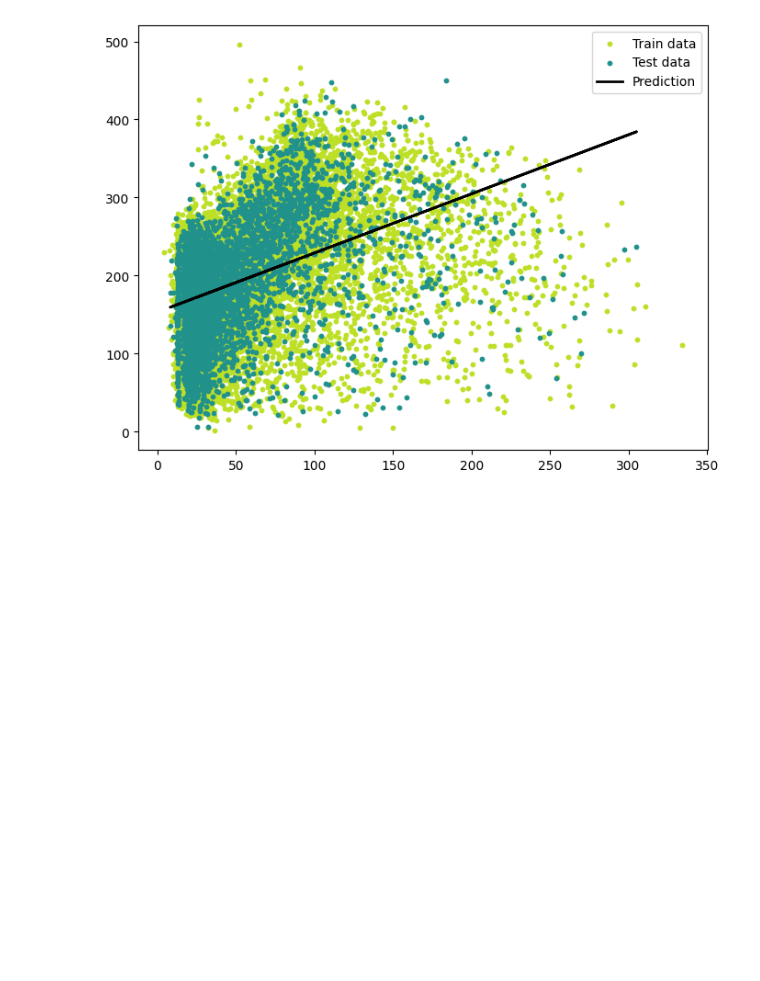
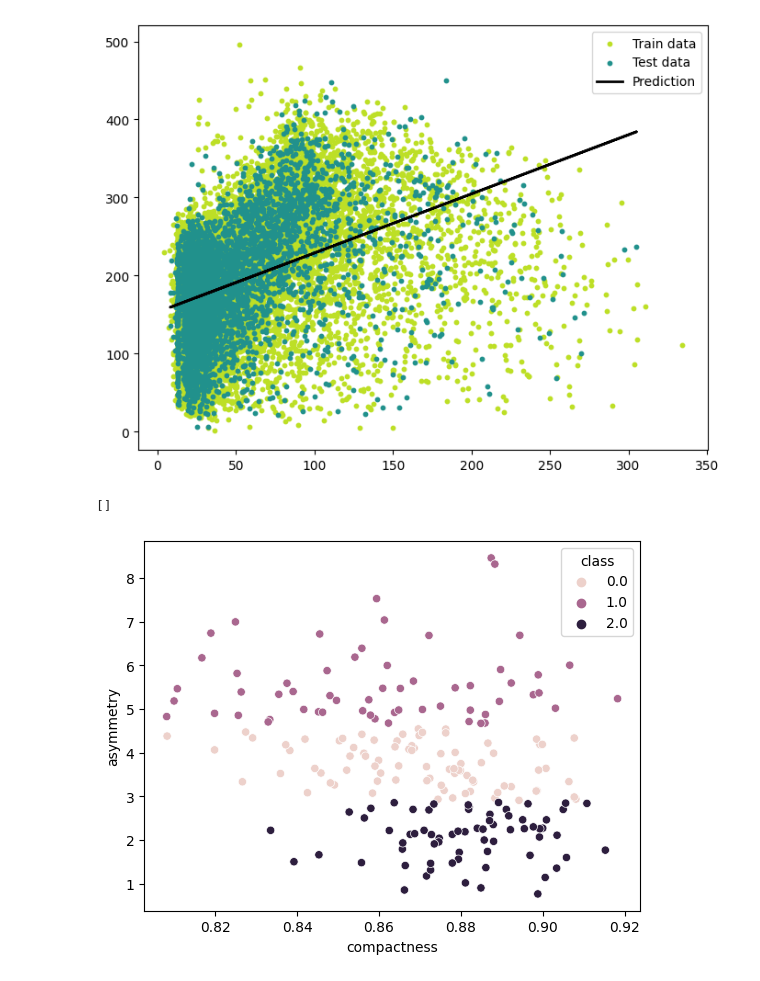
Before and after one commit to daniil777555/portfolio, a Jupyter notebook: python/ml/test-my-model.ipynb, the cells around one changed output. Cells and saved outputs as stored; diff of their text form; code cells hidden in the pictures; blank space fills up the shorter version.

```diff
--- a/python/ml/test-my-model.ipynb
+++ b/python/ml/test-my-model.ipynb
@@ -190,3 +193,23 @@ plt.legend()
 plt.show()
 # %% [output]
 [figure]
+# %%
+cols = ["area", "perimeter", "compactness", "length", "width", "asymmetry", "groove", "class"]
+
+df_for_kmeans = pd.read_csv('seeds_dataset.txt', names=cols, sep="\s+")
+# %%
+import seaborn as sns
+
+x1 = 'compactness'
+x2 = 'asymmetry'
+
+X = df_for_kmeans[[x1, x2]].values
+labels = KMeans(k=3).fit(X)
+# %%
+cluster_df = pd.DataFrame(np.hstack((X, labels.reshape(-1, 1))), columns=[x1, x2, 'class'])
+
+sns.scatterplot(x=x1, y=x2, hue='class', data=cluster_df)
+plt.plot()
+# %% [output]
+[]
+[figure, added]
```
Also changed, not shown: parts of 11 cells of this notebook, 21 other files.
